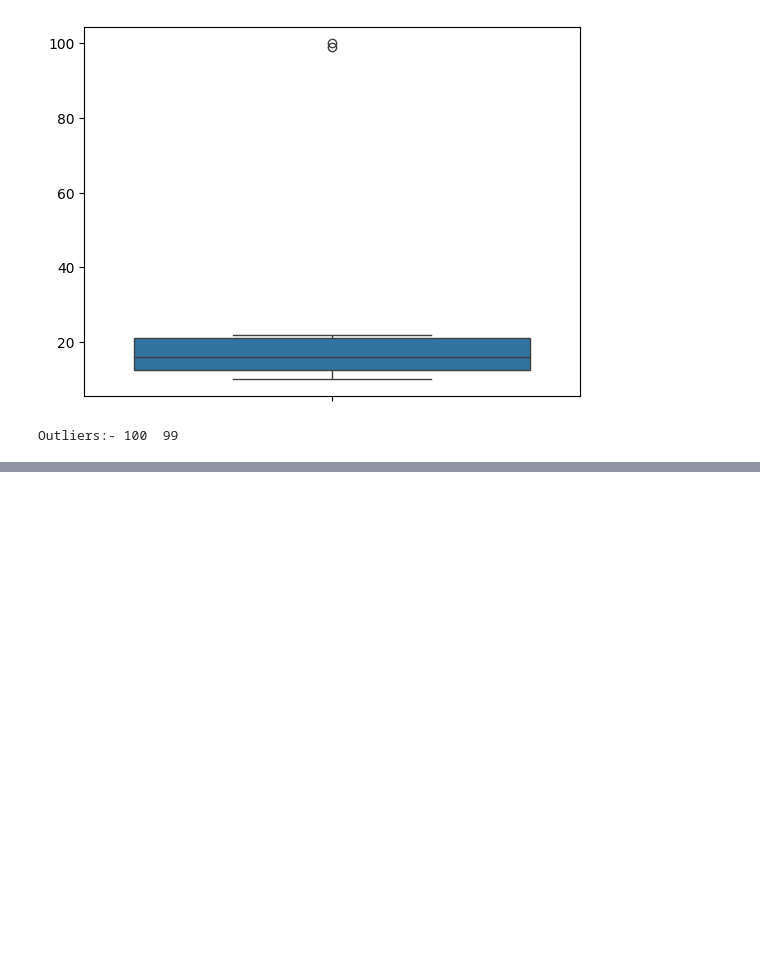
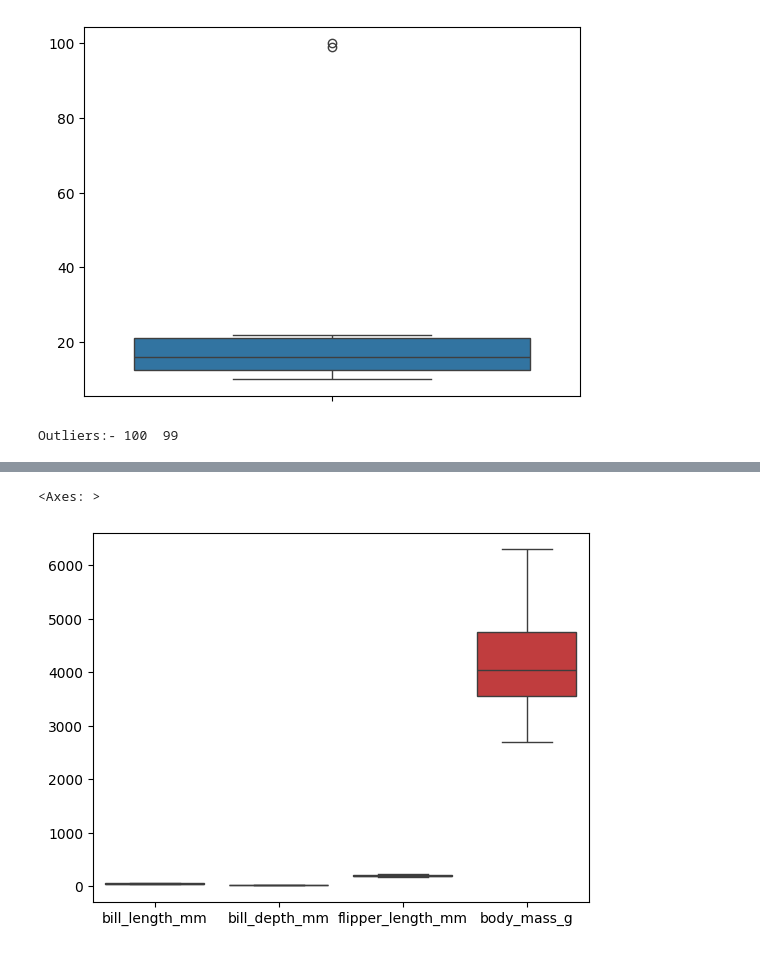
Before and after one commit to iamabirakash/Python, a Jupyter notebook: Z_Score.ipynb, the cells around one changed output, grey strips where cells are left out. Saved outputs shown, nothing was run; the diff lists cells and outputs as text; code cells hidden in the pictures; blank space fills up the shorter version.

```diff
--- a/Z_Score.ipynb
+++ b/Z_Score.ipynb
@@ -39,0 +104,3 @@ Outliers:- 100  99
+# %%
+data1 = sns.load_dataset('penguins')
+data1
@@ -39,0 +121,5 @@ Outliers:- 100  99
+# %%
+sns.boxplot(data1)
+# %% [output]
+<Axes: >
+[figure, added]
```
Also changed, not shown: parts of 6 cells of this notebook.
